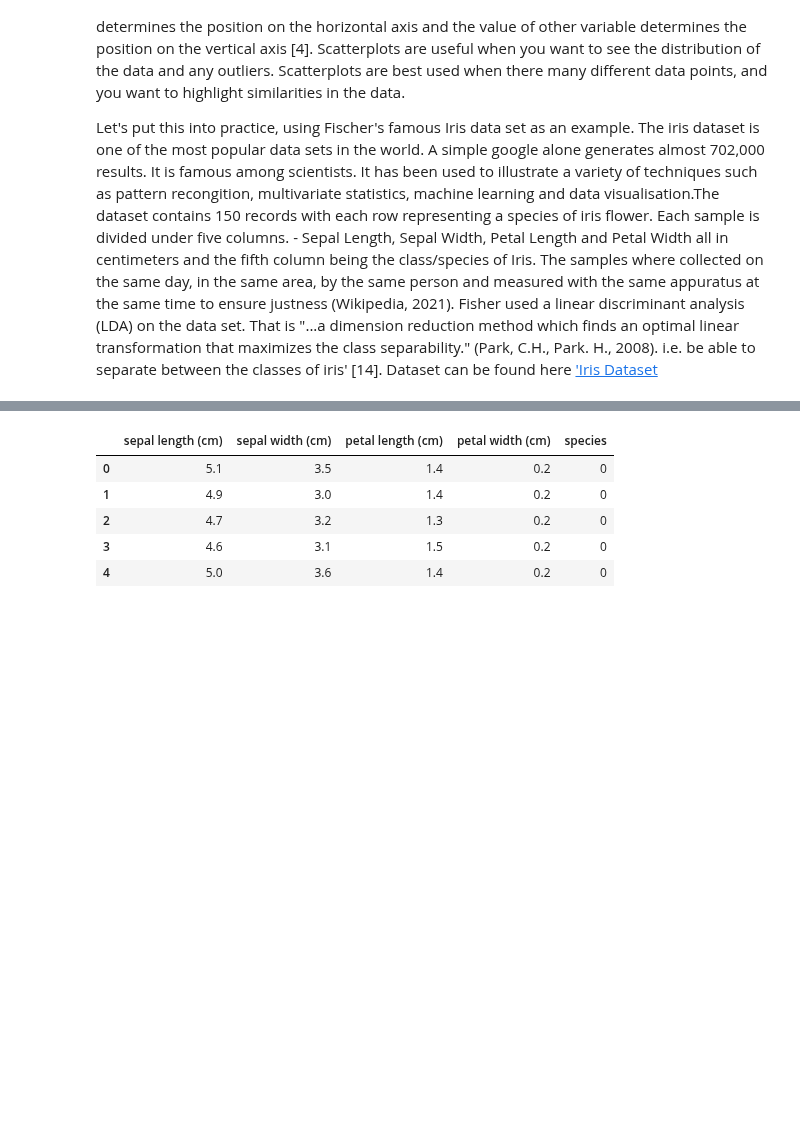
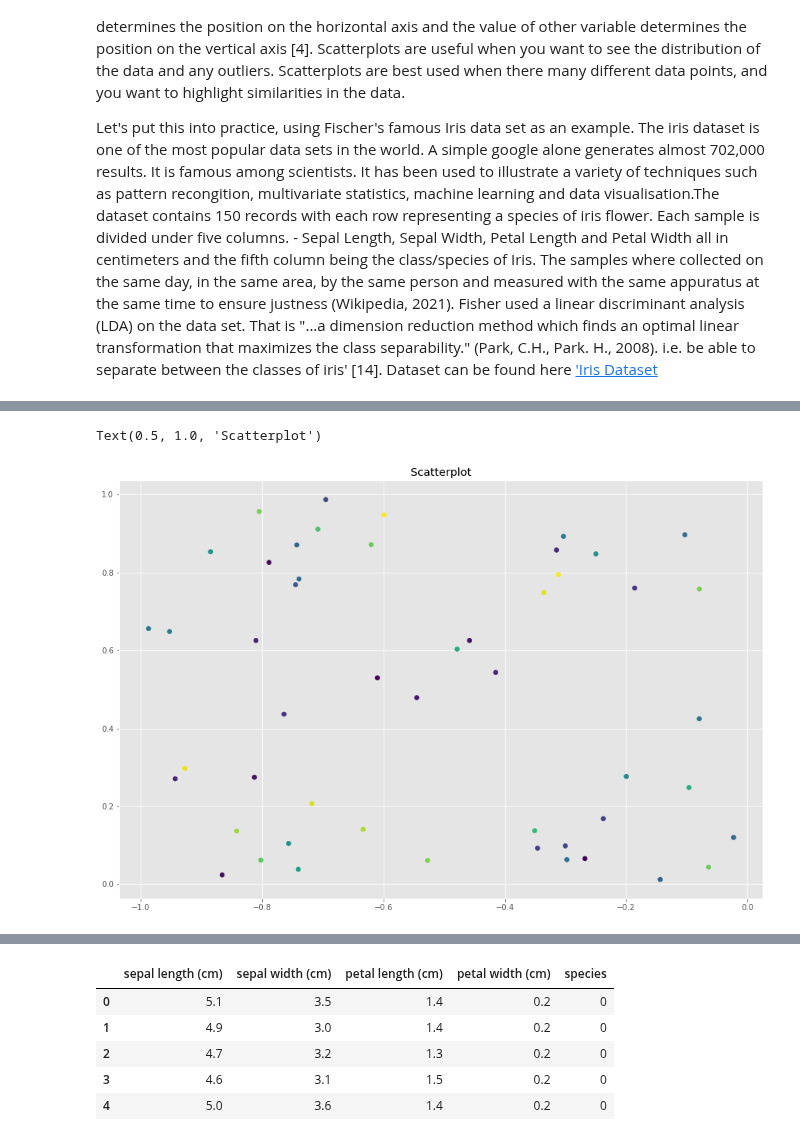
Before and after one commit to kmcd14/FofData-assessment, a Jupyter notebook: pyplot.ipynb, the cells around one changed output, grey strips where cells are left out. Cells and saved outputs as stored; diff of their text form; code cells hidden in the pictures; blank space fills up the shorter version.

```diff
--- a/pyplot.ipynb
+++ b/pyplot.ipynb
@@ -454,3 +454,5 @@ A scatterplot shows the relationship between two numerical variables plotted sim
 Usually we need scatterplots in order to compare variables, for example, how much one variable is affected by another variable to build a relation out of it. The data is displayed as a collection of points, each having the value of one variable which determines the position on the horizontal axis and the value of other variable determines the position on the vertical axis [4]. Scatterplots are useful when you want to see the distribution of the data and any outliers. Scatterplots are best used when there many different data points, and you want to highlight similarities in the data.
 
 Let's put this into practice, using Fischer's famous Iris data set as an example. The iris dataset is one of the most popular data sets in the world. A simple google alone generates almost 702,000 results. It is famous among scientists. It has been used to illustrate a variety of techniques such as pattern recongition, multivariate statistics, machine learning and data visualisation.The dataset contains 150 records with each row representing a species of iris flower. Each sample is divided under five columns. - Sepal Length, Sepal Width, Petal Length and Petal Width all in centimeters and the fifth column being the class/species of Iris. The samples where collected on the same day, in the same area, by the same person and measured with the same appuratus at the same time to ensure justness (Wikipedia, 2021). Fisher used a linear discriminant analysis (LDA) on the data set. That is "...a dimension reduction method which finds an optimal linear transformation that maximizes the class separability." (Park, C.H., Park. H., 2008). i.e. be able to separate between the classes of iris' [14]. Dataset can be found here ['Iris Dataset](https://datahub.io/machine-learning/iris')
+# %%
+x = 1 * rng.random((50)) - 1
@@ -456,0 +472,2 @@ Let's put this into practice, using Fischer's famous Iris data set as an example
+# %%
+y = rng.random(50)
@@ -456,0 +487,9 @@ Let's put this into practice, using Fischer's famous Iris data set as an example
+# %%
+colours = rng.random(50)
+# %%
+plt.scatter(x, y, c=colours)
+
+plt.title('Scatterplot')
+# %% [output]
+Text(0.5, 1.0, 'Scatterplot')
+[figure, added]
```
Also changed, not shown: parts of 12 cells of this notebook.
